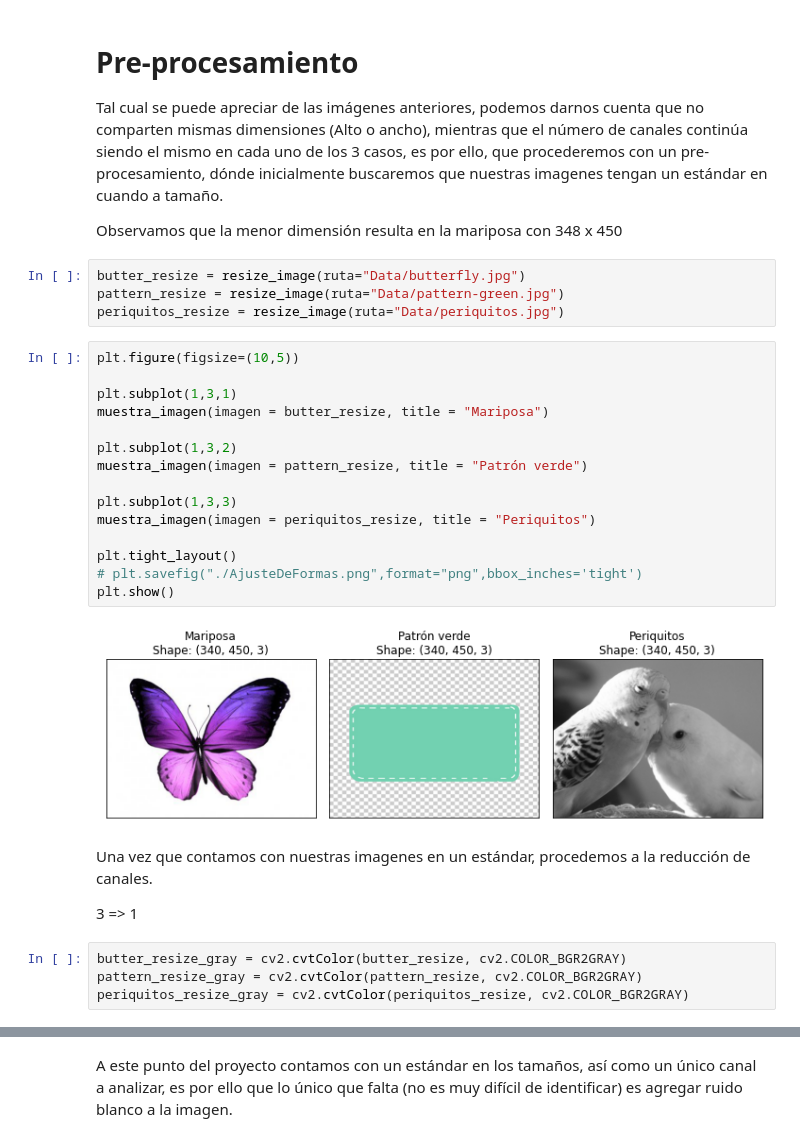
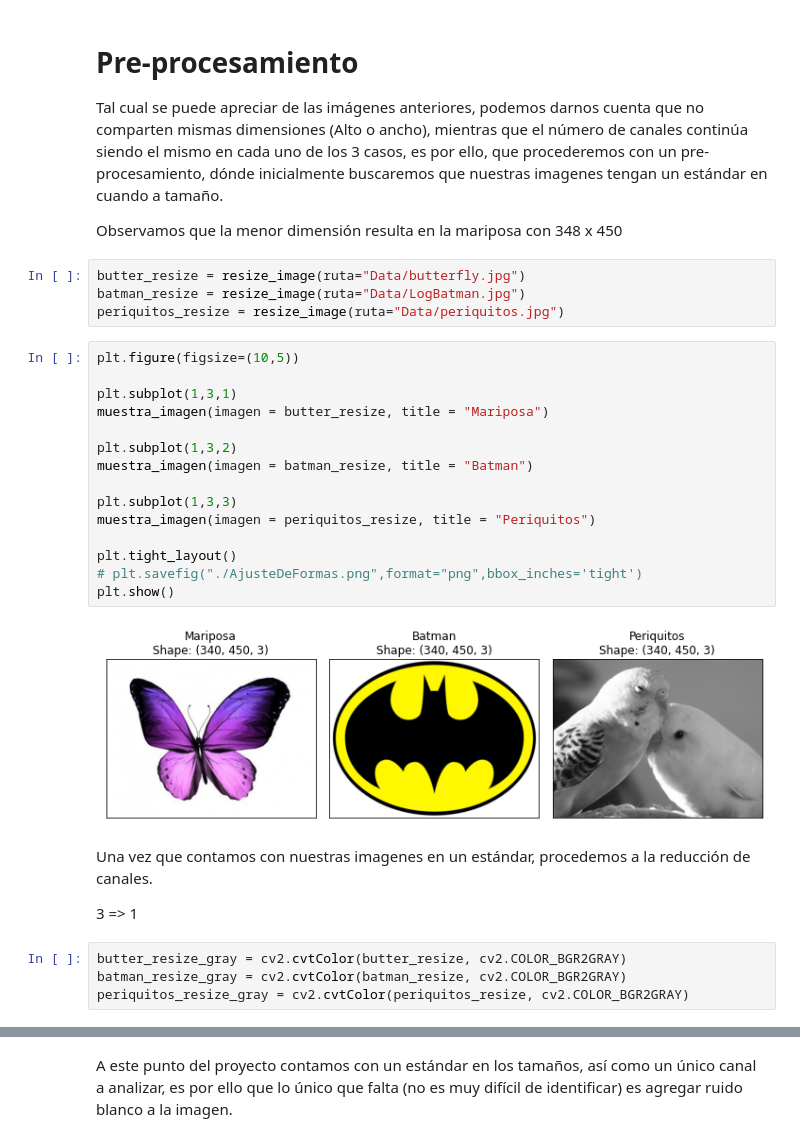
Before and after one commit to JonathanMartignon/LicenciaturaCienciaDeDatos, a Jupyter notebook: Computacion_Estadistica/Proyecto/Proyecto_Martiñon.ipynb, the cells around one changed output, grey strips where cells are left out. Cells and saved outputs as stored; diff of their text form.

```diff
--- a/Computacion_Estadistica/Proyecto/Proyecto_Martiñon.ipynb
+++ b/Computacion_Estadistica/Proyecto/Proyecto_Martiñon.ipynb
@@ -297,32 +330,32 @@ Tal cual se puede apreciar de las imágenes anteriores, podemos darnos cuenta qu
 Observamos que la menor dimensión resulta en la mariposa con 348 x 450
 # %%
 butter_resize = resize_image(ruta="Data/butterfly.jpg")
-pattern_resize = resize_image(ruta="Data/pattern-green.jpg")
+batman_resize = resize_image(ruta="Data/LogBatman.jpg")
 periquitos_resize = resize_image(ruta="Data/periquitos.jpg")
 # %%
 plt.figure(figsize=(10,5))
 
 plt.subplot(1,3,1)
 muestra_imagen(imagen = butter_resize, title = "Mariposa")
 
 plt.subplot(1,3,2)
-muestra_imagen(imagen = pattern_resize, title = "Patrón verde")
+muestra_imagen(imagen = batman_resize, title = "Batman")
 
 plt.subplot(1,3,3)
 muestra_imagen(imagen = periquitos_resize, title = "Periquitos")
 
 plt.tight_layout()
 # plt.savefig("./AjusteDeFormas.png",format="png",bbox_inches='tight')
 plt.show()
 # %% [output]
-[figure, old version]
+[figure, new version]
 # %% [markdown]
 Una vez que contamos con nuestras imagenes en un estándar, procedemos a la reducción de canales.
 
 3 => 1
 # %%
 butter_resize_gray = cv2.cvtColor(butter_resize, cv2.COLOR_BGR2GRAY)
-pattern_resize_gray = cv2.cvtColor(pattern_resize, cv2.COLOR_BGR2GRAY)
+batman_resize_gray = cv2.cvtColor(batman_resize, cv2.COLOR_BGR2GRAY)
 periquitos_resize_gray = cv2.cvtColor(periquitos_resize, cv2.COLOR_BGR2GRAY)
 # %%
 plt.figure(figsize=(10,5))
```
Also changed, not shown: parts of 36 cells of this notebook.
